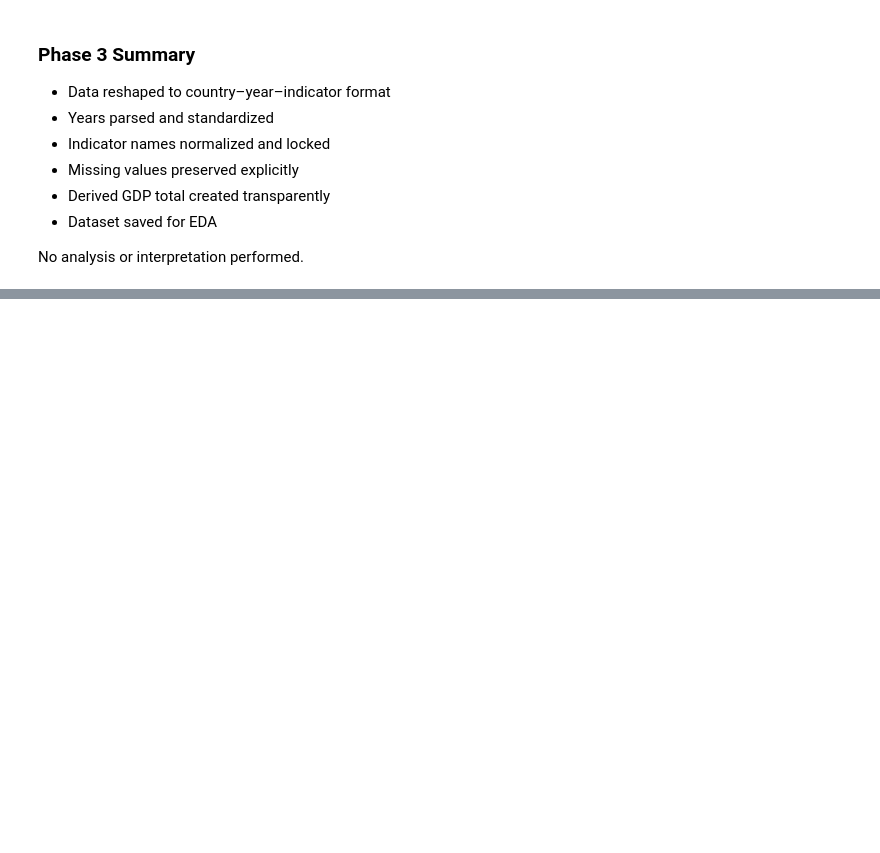
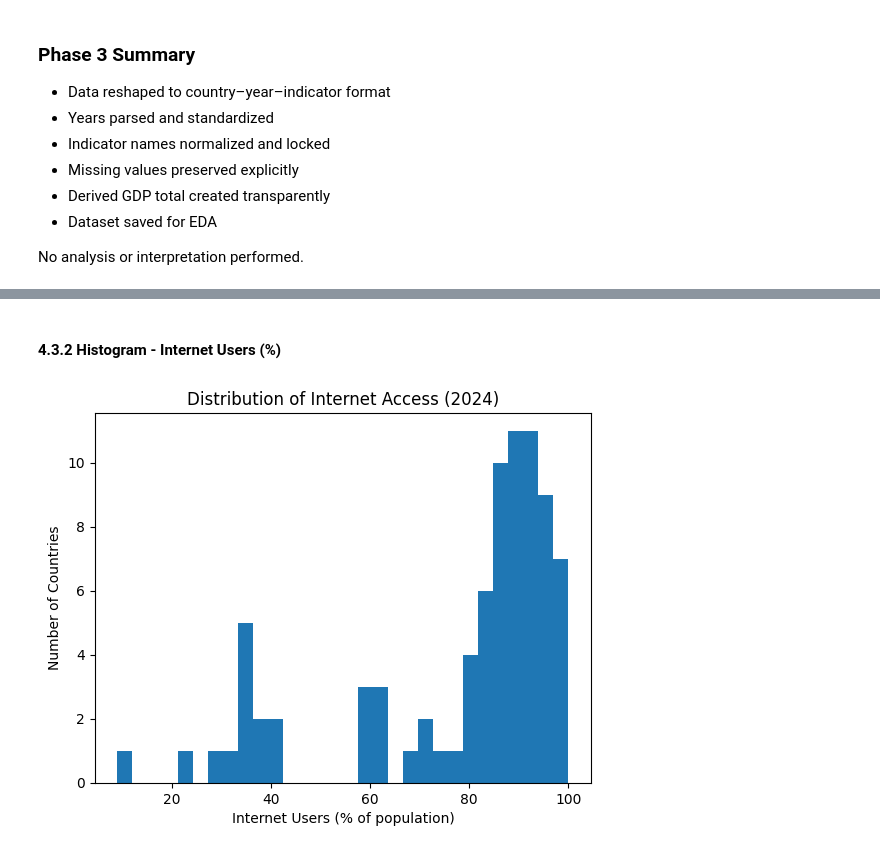
Before and after one commit to Comrade-1729/EDA_MLOPS-Portfolio, a Jupyter notebook: notebooks/03_economic_digital_divide_eda.ipynb, the cells around one changed output, grey strips where cells are left out. Drawn from its saved outputs; the diff is of its cells as text; code cells hidden in the pictures; blank space fills up the shorter version.

```diff
--- a/notebooks/03_economic_digital_divide_eda.ipynb
+++ b/notebooks/03_economic_digital_divide_eda.ipynb
@@ -477,6 +476,6 @@ dtype: float64
 PROCESSED_DIR = Path("datasets/processed/eco_digital")
 PROCESSED_DIR.mkdir(parents=True, exist_ok=True)
 
-output_path = PROCESSED_DIR / "eco_digital_clean_long.csv"
-df_final.to_csv(output_path, index=False)
+DATA_FILE = PROCESSED_DIR / "eco_digital_clean_long.csv"
+df_final.to_csv(DATA_FILE, index=False)
 # %%
@@ -496,0 +510,4 @@ No analysis or interpretation performed.
+# %%
+df = pd.read_csv(DATA_FILE)
+print("Shape:", df.shape)
+df.head()
@@ -496,0 +544,5 @@ No analysis or interpretation performed.
+# %%
+latest_year = df["year"].max()
+
+df_latest = df[df["year"] == latest_year].copy()
+df_latest["internet_users_pct"].describe()
@@ -496,0 +559,14 @@ No analysis or interpretation performed.
+# %% [markdown]
+#### 4.3.2 Histogram - Internet Users (%)
+# %%
+plt.figure()
+plt.hist(
+    df_latest["internet_users_pct"].dropna(),
+    bins=30
+)
+plt.xlabel("Internet Users (% of population)")
+plt.ylabel("Number of Countries")
+plt.title(f"Distribution of Internet Access ({latest_year})")
+plt.show()
+# %% [output]
+[figure, added]
```
Also changed, not shown: parts of 62 cells of this notebook.
